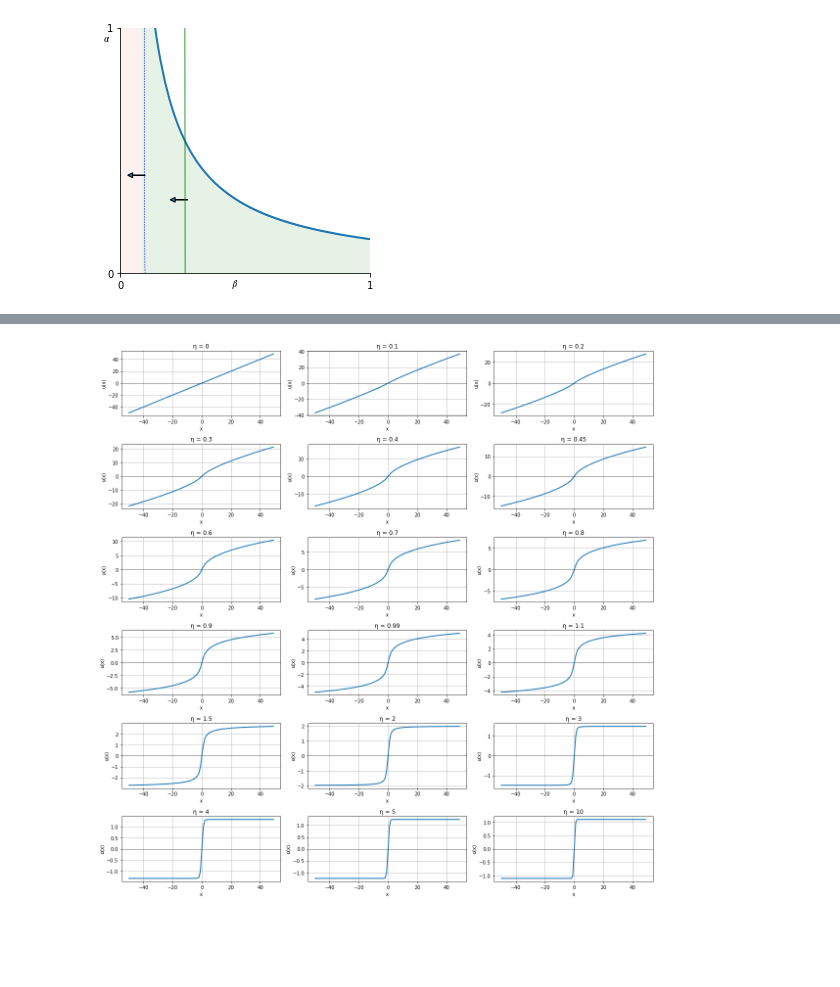
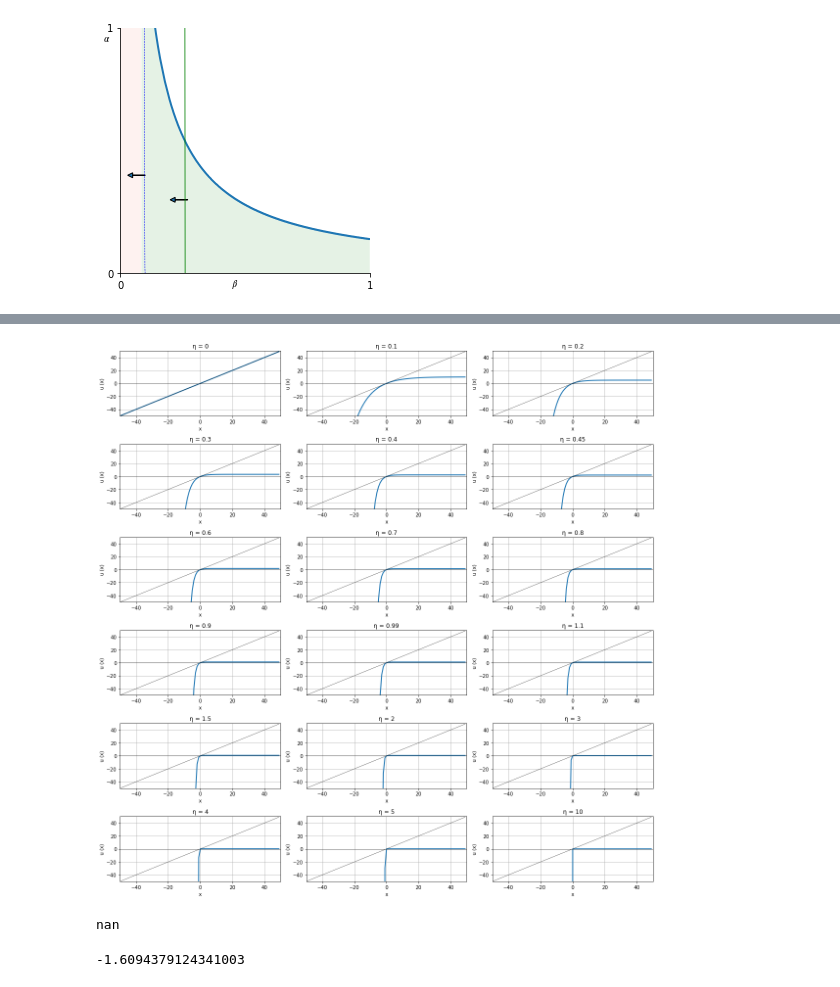
Before and after one commit to caxaxa/Chacha_PhD_Projects, a Jupyter notebook: Incentive_Curves.ipynb, the cells around one changed output, grey strips where cells are left out. Cells and saved outputs as stored; diff of their text form; code cells hidden in the pictures; blank space fills up the shorter version.

```diff
--- a/Incentive_Curves.ipynb
+++ b/Incentive_Curves.ipynb
@@ -131,7 +131,7 @@ gamma = 0.9
 alpha = 0.4
 beta = 0.3
 a = 10
-c = 1
+c = 0
 f = 20
 eta = 0
 R = -.1
@@ -278,6 +269,7 @@ for i in range(0,len(list_etas),1):
     plt.subplot((len(list_etas)/3),3,i+1)
     for j in range(len(c_domain)):
       u_c[j] = np.real(u(c_domain[j],list_etas[i]))
+    plt.plot(c_domain, c_domain, color = 'black', linewidth = '0.5')
     plt.plot(c_domain, u_c , linewidth=2)
     plt.grid(True)
     #plt.axvline('2013', color='red', lw=1, alpha=1)
@@ -285,6 +277,8 @@ for i in range(0,len(list_etas),1):
     plt.xlabel('x')
     plt.ylabel('u (x)')
     plt.title('η = ' + str(list_etas[i]))
+    plt.ylim([-50, 50])
+    plt.xlim([-50, 50])
     plt.tight_layout()
 plt.show()
 #fig.savefig('./Plottings/list_etas.pdf', transparent= True)
@@ -297,30 +295,39 @@ u(-10,0.8)
 # %%
 def u(c,eta):
-    if c == 0:
-      return 0
-    elif c > 0 :
-      return (((c**(1-eta))-1)/(1-eta)) +1
+    if eta == 0:
+      return c
     else:
-      return -(((((-c)**(1-eta))-1)/(1-eta)) +1)
+      return  (1-(np.e**(-eta*c)))/eta
 # %%
 fig = plt.figure(figsize=(16,16))
 
 fig.subplots_adjust(hspace = 0.5) # avoid x axis supperposition
 
 for i in range(0,len(list_etas),1):
     plt.subplot((len(list_etas)/3),3,i+1)
     for j in range(len(c_domain)):
       u_c[j] = np.real(u(c_domain[j],list_etas[i]))
     plt.plot(c_domain, u_c , linewidth=2)
+    plt.plot(c_domain, c_domain , color = 'black', linewidth=.5)
     plt.grid(True)
     plt.axhline(0, color = 'black', linewidth = 0.5)
     #plt.axvline('2013', color='red', lw=1, alpha=1)
     #plt.legend(('u(x)','Anti-Corruption Shock'),loc=2)
     plt.xlabel('x')
     plt.ylabel('u (x)')
+    plt.ylim([-50, 50])
+    plt.xlim([-50, 50])
     plt.title('η = ' + str(list_etas[i]))
     plt.tight_layout()
 plt.show()
 #fig.savefig('./Plottings/list_etas.pdf', transparent= True)
 # %% [output]
-[figure, old version]
+[figure, new version]
+# %%
+np.log(-1)
+# %% [output]
+nan
+# %%
+np.log(0.2)
+# %% [output]
+-1.6094379124341003
```
Also changed, not shown: parts of 7 cells of this notebook.
